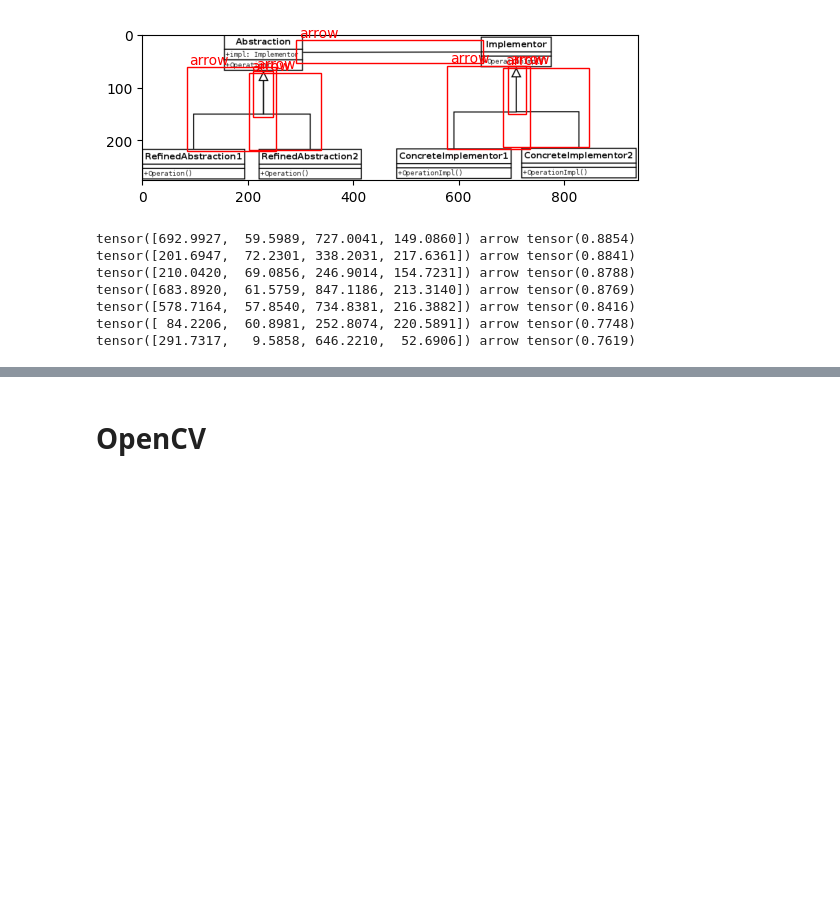
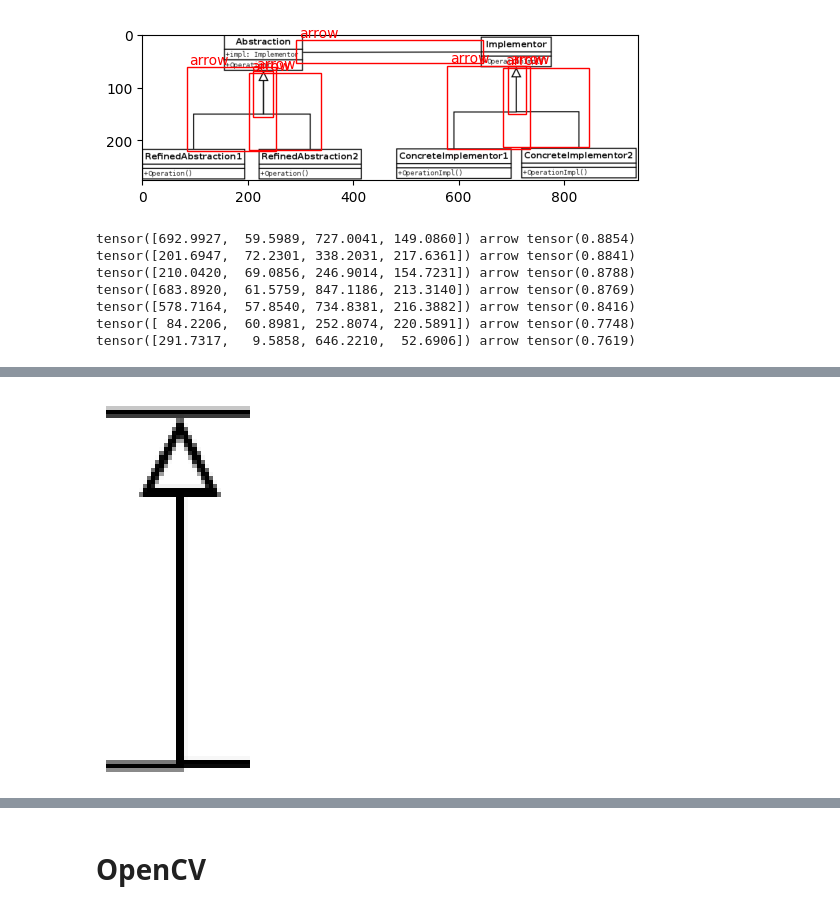
Before and after one commit to DomenicoArmillotta/MSC_thesis-Uml_quality_assessment_with_ML, a Jupyter notebook: provaOPENcv.ipynb, the cells around one changed output, grey strips where cells are left out. Cells and saved outputs as stored; diff of their text form; code cells hidden in the pictures; blank space fills up the shorter version.

Commit message:
alternative arrows feature extractor

```diff
--- a/provaOPENcv.ipynb
+++ b/provaOPENcv.ipynb
@@ -1489,0 +1478,9 @@ Max Length: 196.759
+# %%
+image=utils.read_image('/content/drive/My Drive/dataset_label/test/02_uml.png')
+
+# Creazione dell'oggetto UMLClassSegmenter
+acc_threshold = 0.7
+iou_threshold=0.2
+desired_class = 'arrow'
+arrow_extractor = arrow_feature_extractor(image,acc_threshold,iou_threshold,desired_class)
+images = arrow_extractor.get_arrow()
@@ -1489,0 +1512,80 @@ Max Length: 196.759
+# %%
+import random
+import cv2
+import numpy as np
+import matplotlib.pyplot as plt
+
+# Leggi l'immagine
+image = images[0]
+height , width , channel = image.shape
+plt.imshow(image)
+plt.axis('off')
+plt.show()
+
+# Converte l'immagine in scala di grigi
+img = cv2.cvtColor(image, cv2.COLOR_BGR2GRAY)
+
+# Inizializza l'immagine di output
+out = cv2.cvtColor(img, cv2.COLOR_GRAY2BGR)
+
+# Applica un filtro di sfocatura mediana e inverte l'immagine
+img = 255 - cv2.medianBlur(img, 3)
+
+# Rileva e disegna le linee
+theta_resolution_degrees = 45
+theta_resolution_radians = np.pi / 180 * theta_resolution_degrees
+min_size = min(height, width)
+threshold = math.floor(0.2 * min_size) #20% del minimo tra lungh e hight
+print(threshold)
+lines = cv2.HoughLinesP(img, 1, theta_resolution_radians, 20, minLineLength = threshold, maxLineGap=2)
+
+colors = [(random.randint(0, 255), random.randint(0, 255), random.randint(0, 255)) for _ in range(len(lines))]
+
+# Trova il centro di ciascuna linea
+centers = []
+for line in lines:
+    for x1, y1, x2, y2 in line:
+        center_x = round((x1 + x2) / 2)
+        center_y = round((y1 + y2) / 2)
+        centers.append((center_x, center_y))
+
+# Raggruppa le linee con lo stesso centro (con tolleranza di 5 pixel)
+grouped_lines = {}
+for i, (center_x, center_y) in enumerate(centers):
+    grouped = False
+    for center, group in grouped_lines.items():
+        if abs(center_x - center[0]) <= 5 and abs(center_y - center[1]) <= 5:
+            group.append(lines[i])
+            grouped = True
+            break
+    if not grouped:
+        grouped_lines[(center_x, center_y)] = [lines[i]]
+
+# Trova la linea più lunga in ogni gruppo
+selected_lines = []
+for group in grouped_lines.values():
+    longest_length = 0
+    longest_line = None
+    for line in group:
+        for x1, y1, x2, y2 in line:
+            length = np.sqrt((x2 - x1)**2 + (y2 - y1)**2)
+            if length > longest_length:
+                longest_length = length
+                longest_line = line
+    if longest_line is not None:
+        selected_lines.append(longest_line)
+
+# Disegna solo le linee selezionate
+count = 0
+for line in selected_lines:
+    count +=1
+    for x1, y1, x2, y2 in line:
+        color = colors[np.where((lines == line).all(axis=(1, 2)))[0][0]]
+        cv2.line(out, (x1, y1), (x2, y2), color, 2)
+
+plt.imshow(out)
+plt.axis('on')
+plt.show()
+print(count)
+# %% [output]
+[figure, added]
```
Also changed, not shown: parts of 4 cells of this notebook.
